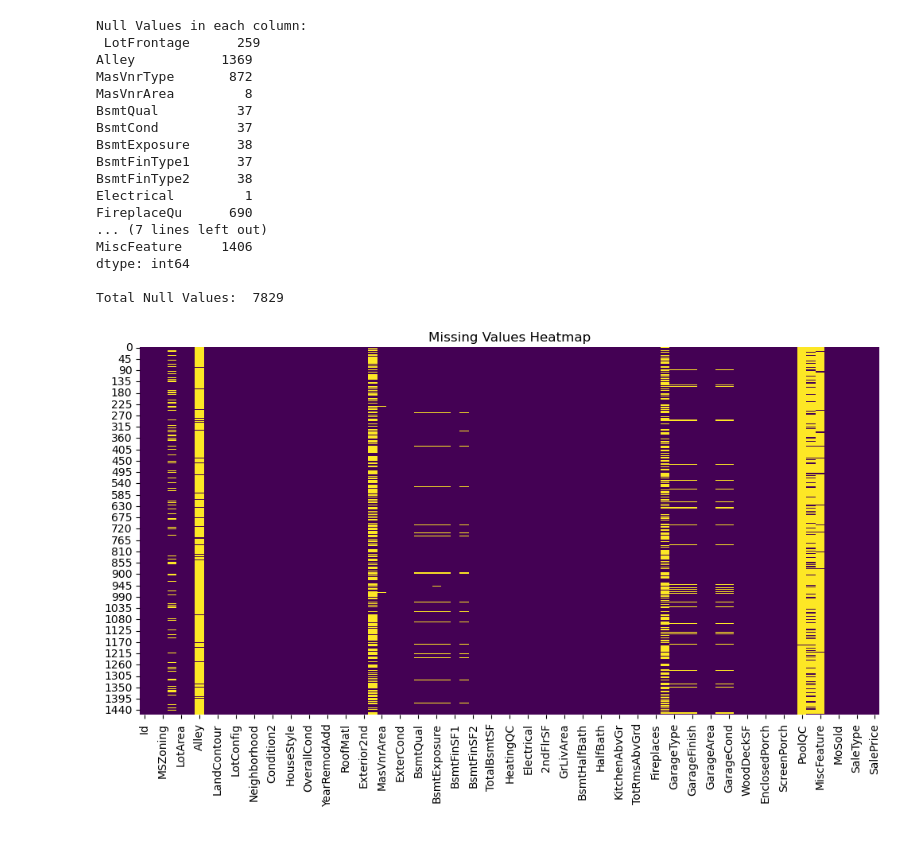
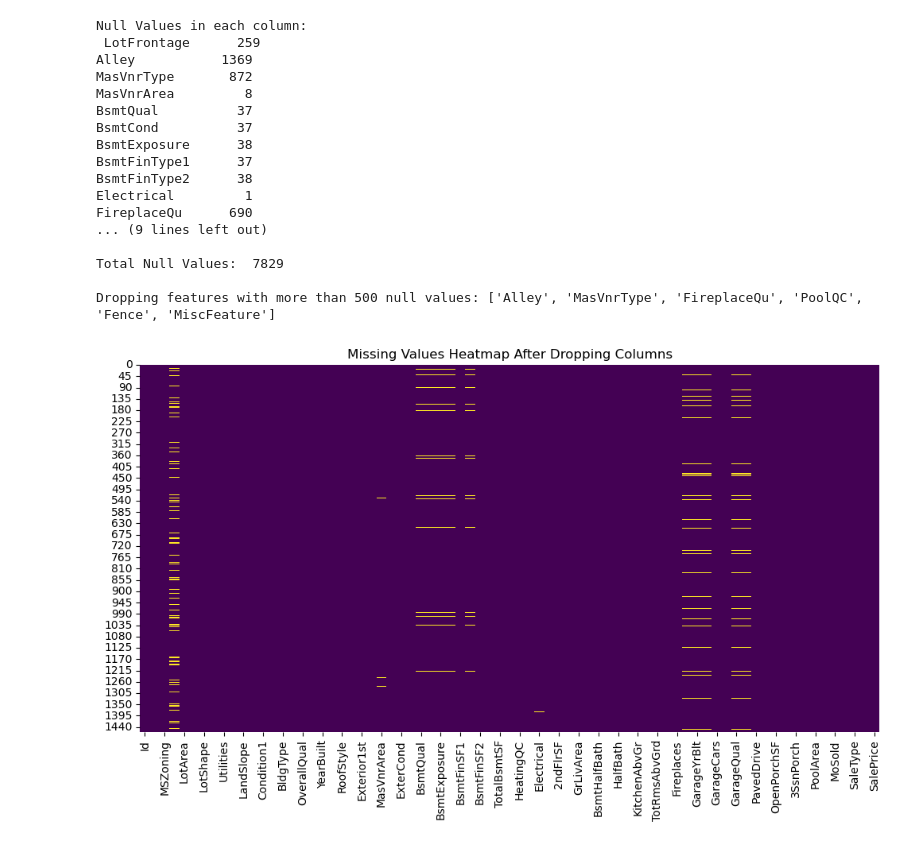
Before and after one commit to UtkarshRaj130/HousePrices_AdvancedRegression, a Jupyter notebook: Train_1.ipynb, the cells around one changed output. Cells and saved outputs as stored; diff of their text form; code cells hidden in the pictures.

Commit message:
Did Something. (rmse: 0.14 best till now)

```diff
--- a/Train_1.ipynb
+++ b/Train_1.ipynb
@@ -3,6 +3,9 @@ import pandas as pd
 import numpy as np
 import seaborn as sns
 import matplotlib.pyplot as plt
+from sklearn.model_selection import train_test_split
+from sklearn.ensemble import RandomForestRegressor
+from sklearn.metrics import mean_squared_error
 
 # Step 1: Import the train.csv
 train = pd.read_csv('train.csv')
@@ -12,10 +15,15 @@ null_values = train.isnull().sum()
 print("Null Values in each column:\n", null_values[null_values > 0])
 print("\nTotal Null Values: ", null_values.sum())
 
-# Analyze the missing data (optional visualization)
+# Drop features with more than 500 null values
+features_to_drop = null_values[null_values > 500].index
+print(f"\nDropping features with more than 500 null values: {features_to_drop.tolist()}")
+train.drop(columns=features_to_drop, inplace=True)
+
+# Analyze the missing data after dropping features (optional visualization)
 plt.figure(figsize=(12, 6))
 sns.heatmap(train.isnull(), cbar=False, cmap='viridis')
-plt.title('Missing Values Heatmap')
+plt.title('Missing Values Heatmap After Dropping Columns')
 plt.show()
 
 # Step 3: Integer mapping for each string-based feature
@@ -27,35 +35,66 @@ for col in categorical_cols:
     train[col], _ = train[col].factorize()
 
 print(train)
+
 # Step 4: Checking correlation
 # Correlation matrix
 corr_matrix = train.corr()
 
 # Visualizing the correlation matrix (optional)
 plt.figure(figsize=(16, 10))
 sns.heatmap(corr_matrix, annot=False, cmap='coolwarm', center=0)
 plt.title('Correlation Matrix')
 plt.show()
 
 # If you want to see the top correlations with SalePrice
 top_corr_features = corr_matrix['SalePrice'].sort_values(ascending=False)
-print("\nTop features correlated with SalePrice:\n", top_corr_features.tail(30))
+print("\nTop features correlated with SalePrice:\n", top_corr_features.head(30))
+
+# Step 5: Split the data into Train (70%), Validation (15%), and Test (15%)
+# Separate target variable 'SalePrice' from the features
+X = train.drop('SalePrice', axis=1)
+y = train['SalePrice']
+
+# Split into train, validation, and test sets
+X_train, X_temp, y_train, y_temp = train_test_split(X, y, test_size=0.3, random_state=42)
+X_val, X_test, y_val, y_test = train_test_split(X_temp, y_temp, test_size=0.5, random_state=42)
+
+print(f"Training set: {X_train.shape}, Validation set: {X_val.shape}, Test set: {X_test.shape}")
+
+# Step 6: Train a Random Forest model on the Train set
+rf_model = RandomForestRegressor(n_estimators=100, random_state=42)
+rf_model.fit(X_train, y_train)
+
+# Step 7: Predict on the Validation set
+y_val_pred = rf_model.predict(X_val)
+
+# Step 8: Calculate MSE and RMSE for the Validation set
+# Calculate the logarithm of the predictions and the actual values
+y_val_log_pred = np.log1p(y_val_pred)
+y_val_log_actual = np.log1p(y_val)
+
+# Calculate the Logarithmic MSE and RMSE
+mse_log = mean_squared_error(y_val_log_actual, y_val_log_pred)
+rmse_log = np.sqrt(mse_log)
+
+print(f"\nValidation MSE (Logarithmic): {mse_log}")
+print(f"Validation RMSE (Logarithmic): {rmse_log}")
 # %% [output]
 Null Values in each column:
  LotFrontage      259
 Alley           1369
 MasVnrType       872
 MasVnrArea         8
 BsmtQual          37
 BsmtCond          37
 BsmtExposure      38
 BsmtFinType1      37
 BsmtFinType2      38
 Electrical         1
 FireplaceQu      690
-... (7 lines left out)
-MiscFeature     1406
-dtype: int64
+... (9 lines left out)
 
 Total Null Values:  7829
+
+Dropping features with more than 500 null values: ['Alley', 'MasVnrType', 'FireplaceQu', 'PoolQC', 'Fence', 'MiscFeature']
-[figure, old version]
+[figure, new version]
```
Also changed, not shown: parts of 18 cells of this notebook, 7 other files.
